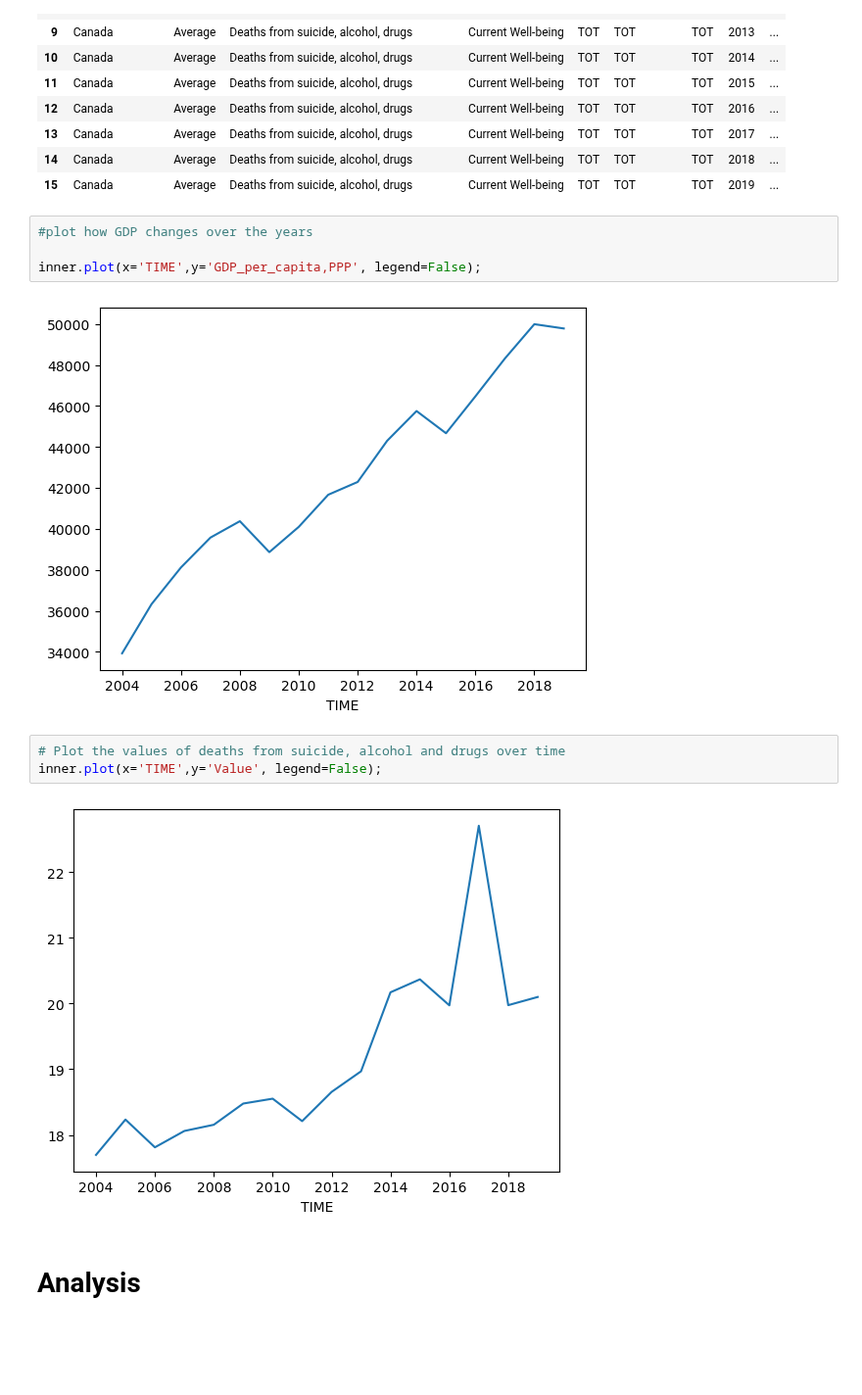
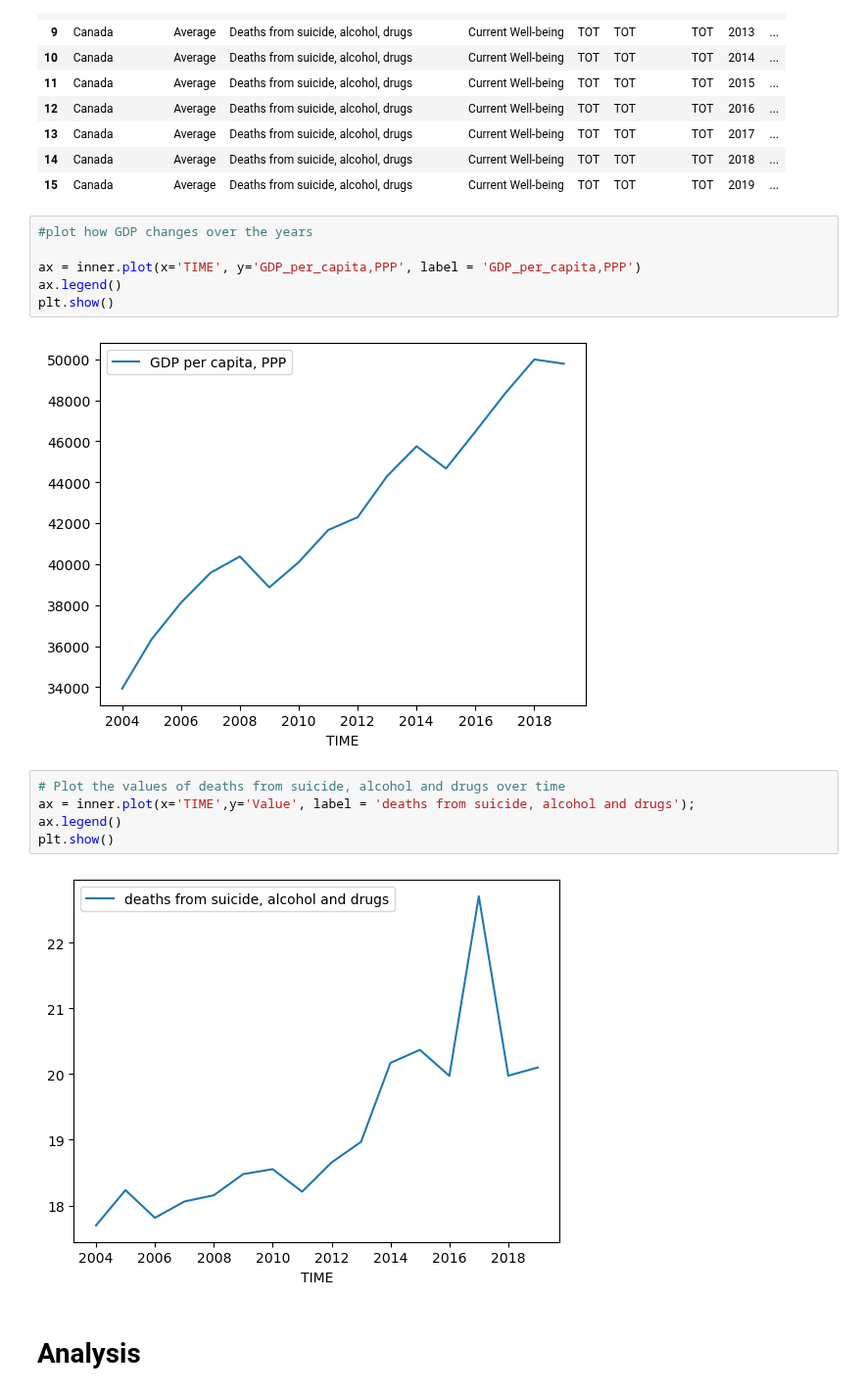
Before and after one commit to NumEconCopenhagen/projects-2023-newteam, a Jupyter notebook: dataproject/dataproject.ipynb, the cells around one changed output. Shown at 98% size. Drawn from its saved outputs; the diff is of its cells as text; blank space fills up the shorter version.

Commit message:
legends

```diff
--- a/dataproject/dataproject.ipynb
+++ b/dataproject/dataproject.ipynb
@@ -206,14 +206,18 @@ See the caveats in the documentation: https://pandas.pydata.org/pandas-docs/stab
 # %%
 #plot how GDP changes over the years
 
-inner.plot(x='TIME',y='GDP_per_capita,PPP', legend=False);
+ax = inner.plot(x='TIME', y='GDP_per_capita,PPP', label = 'GDP_per_capita,PPP')
+ax.legend()
+plt.show()
 # %% [output]
-[figure, old version]
+[figure, new version]
 # %%
 # Plot the values of deaths from suicide, alcohol and drugs over time
-inner.plot(x='TIME',y='Value', legend=False);
+ax = inner.plot(x='TIME',y='Value', label = 'deaths from suicide, alcohol and drugs');
+ax.legend()
+plt.show()
 # %% [output]
-[figure, old version]
+[figure, new version]
 # %% [markdown]
 # Analysis
 # %% [markdown]
```
